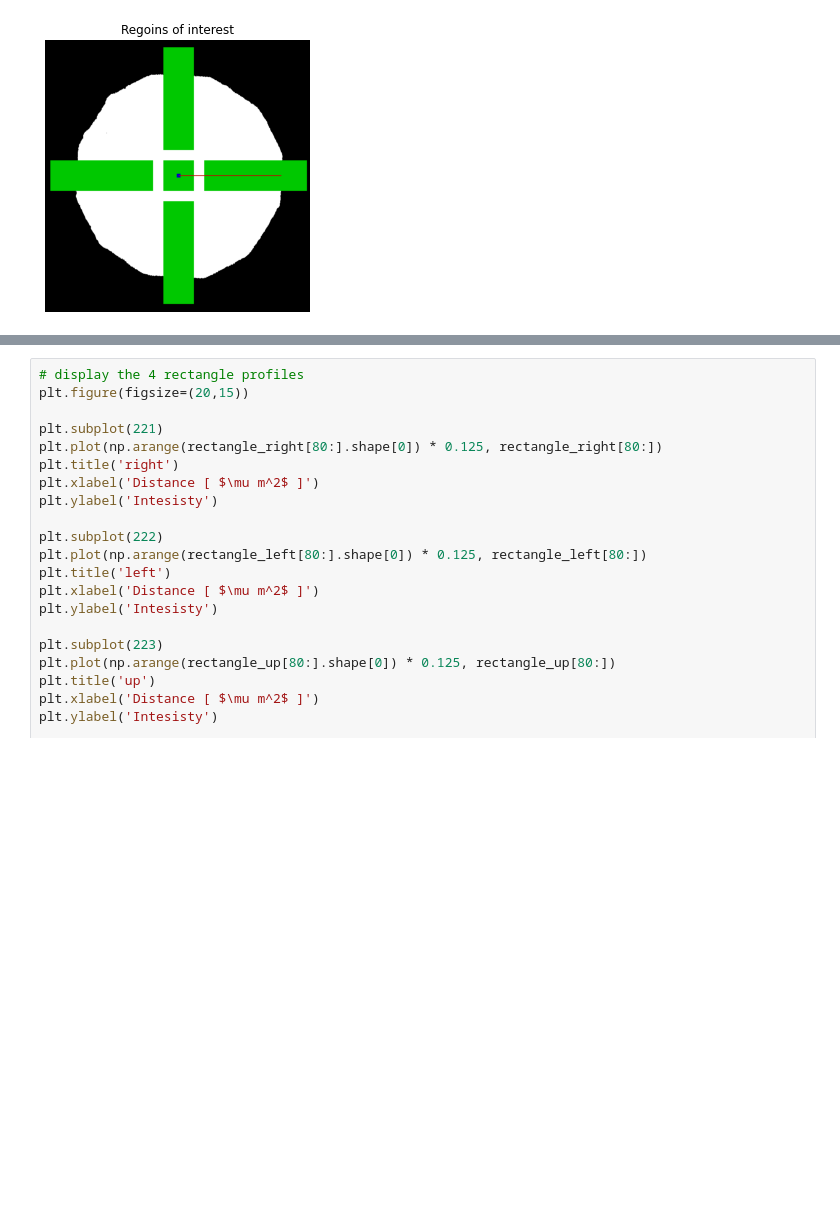
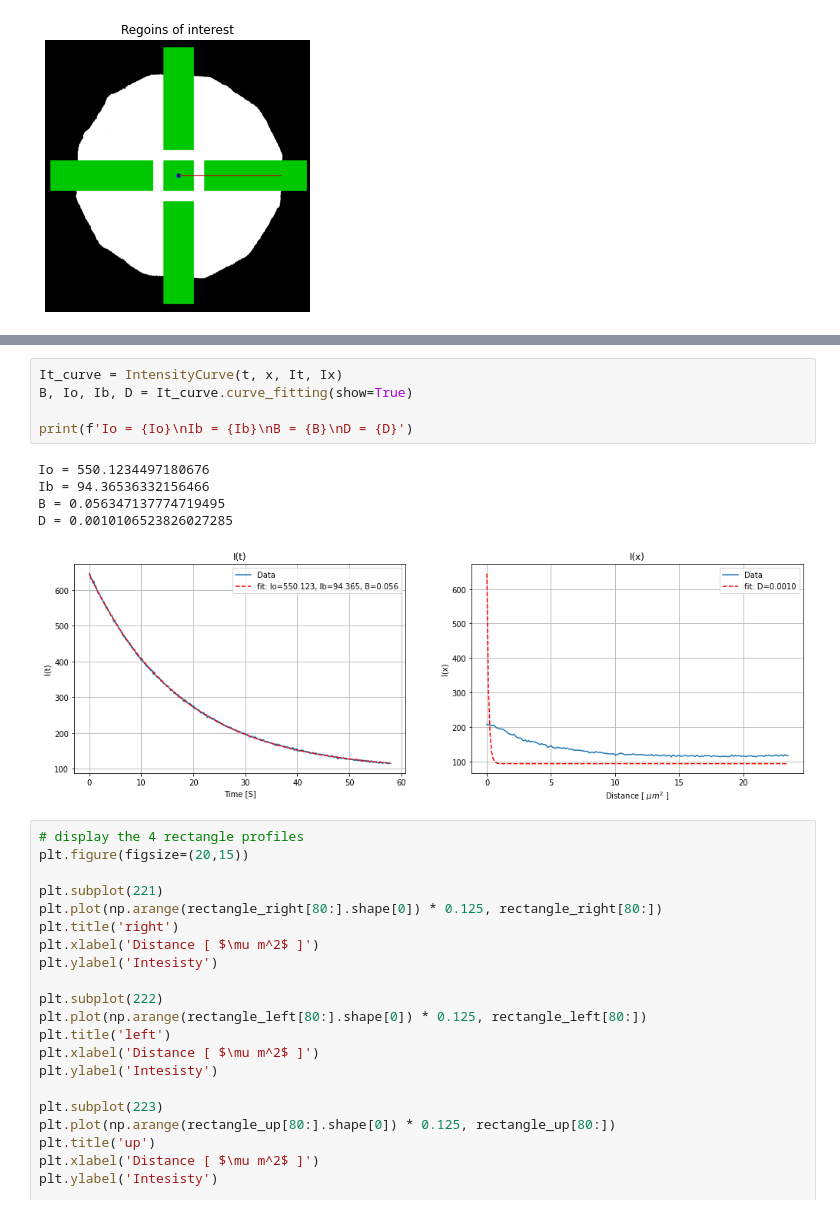
Before and after one commit to ahmed344/SLB_fluidity, a Jupyter notebook: continuous photobleaching.ipynb, the cells around one changed output, grey strips where cells are left out. Saved outputs shown, nothing was run; the diff lists cells and outputs as text; blank space fills up the shorter version.

Commit message:
add the fitting script

```diff
--- a/continuous photobleaching.ipynb
+++ b/continuous photobleaching.ipynb
@@ -166,3 +171,14 @@ plt.ylabel('Intesisty');
+# %%
+It_curve = IntensityCurve(t, x, It, Ix)
+B, Io, Ib, D = It_curve.curve_fitting(show=True)
+
+print(f'Io = {Io}\nIb = {Ib}\nB = {B}\nD = {D}')
+# %% [output]
+Io = 550.1234497180676
+Ib = 94.36536332156466
+B = 0.056347137774719495
+D = 0.0010106523826027285
+[figure, added]
 # %%
 # display the 4 rectangle profiles
 plt.figure(figsize=(20,15))
```
Also changed, not shown: parts of 4 cells of this notebook, 1 other file.
